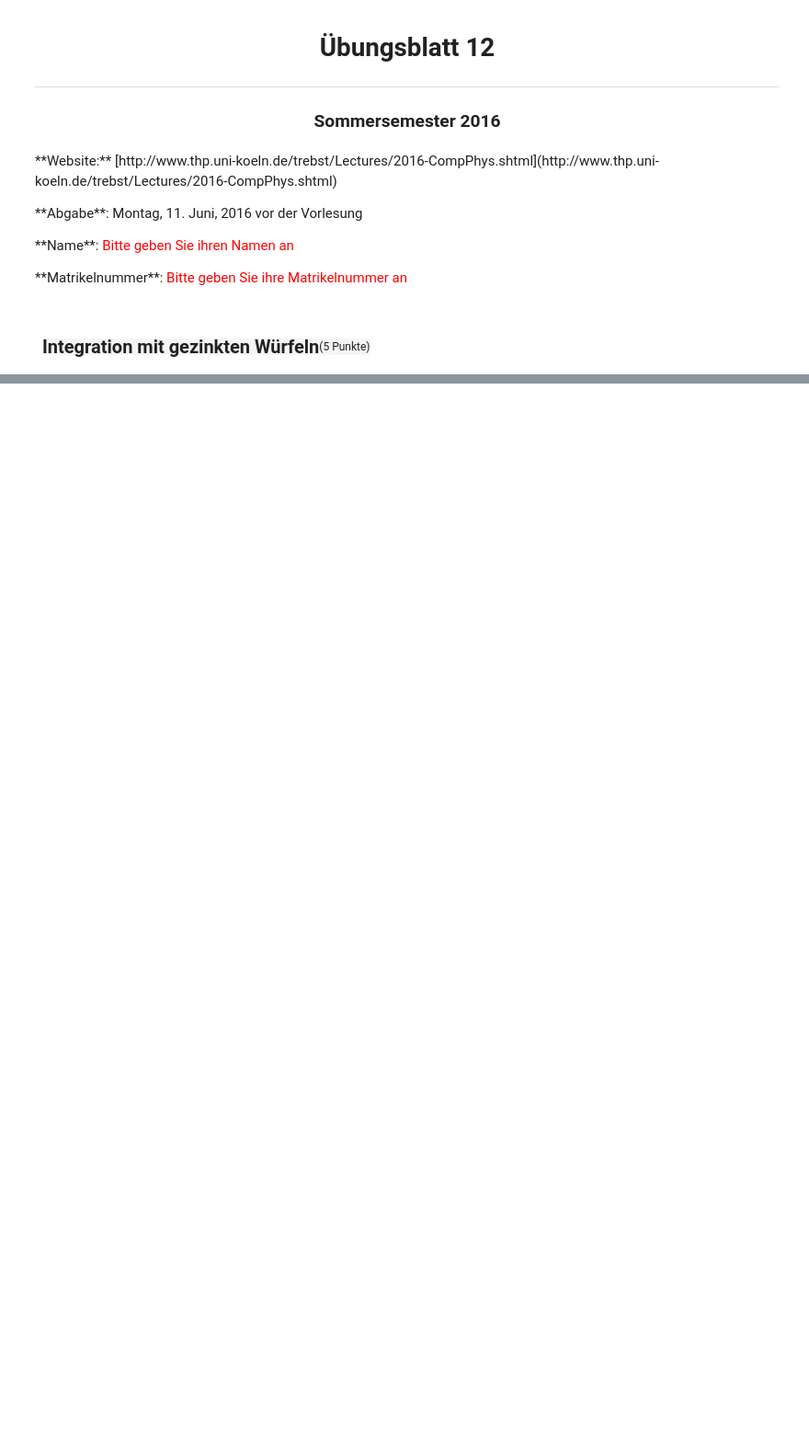
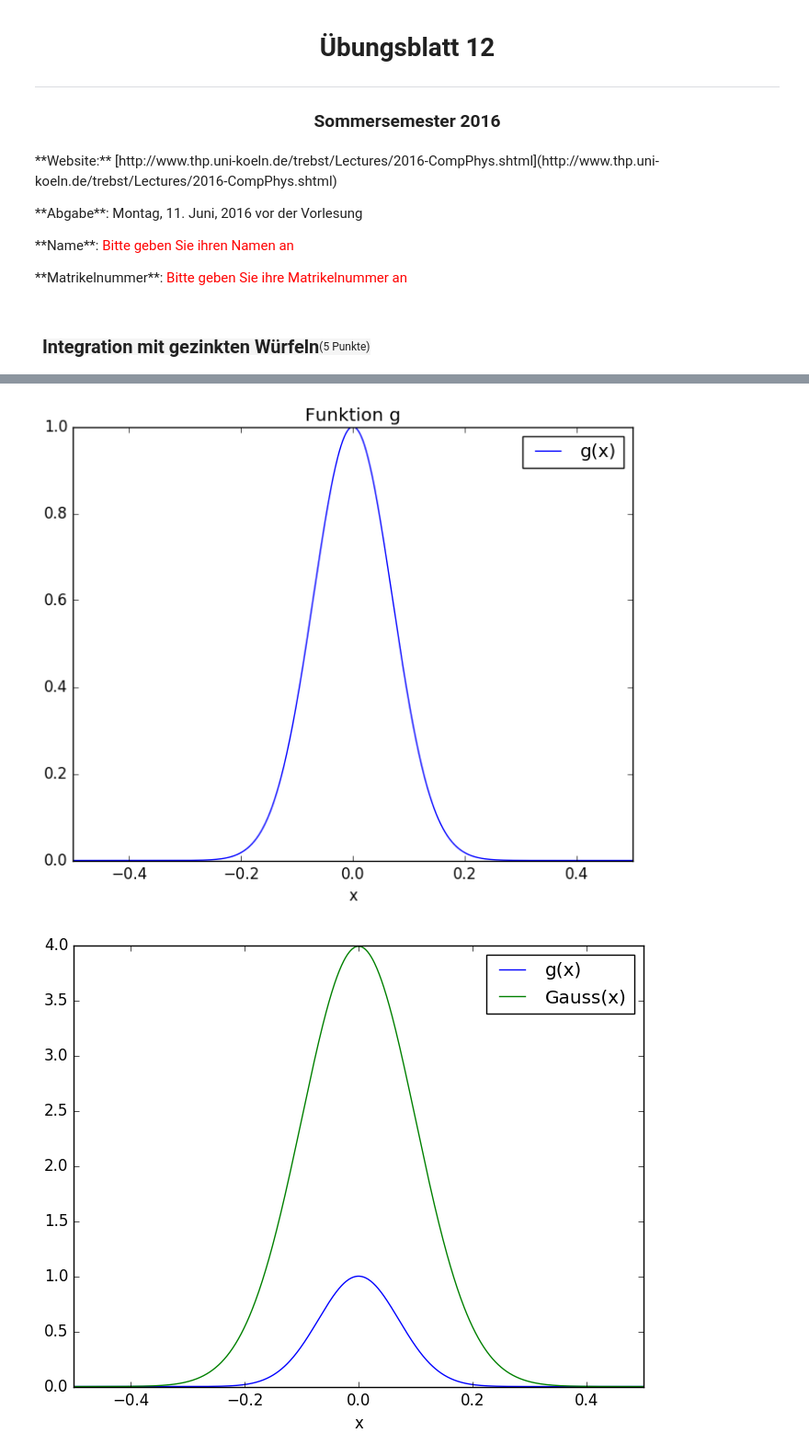
Before and after one commit to ofilla/compphys2016, a Jupyter notebook: uebung_12/12_integration_gezinkte_wuerfel.ipynb, the cells around one changed output, grey strips where cells are left out. Shown at 92% size. Drawn from its saved outputs; the diff is of its cells as text; code cells hidden in the pictures; blank space fills up the shorter version.

```diff
--- a/uebung_12/12_integration_gezinkte_wuerfel.ipynb
+++ b/uebung_12/12_integration_gezinkte_wuerfel.ipynb
@@ -61,0 +144,33 @@ rand(random_number_generator)
+# %%
+using PyPlot
+# using Distributions
+
+# initialize
+N     = 1000
+mu    = 0
+sigma = .1
+# rand(Normal(mu, sigma))
+
+# points = rand(-20:20, N)
+# I = integrate(g, 20, N=N, points=points)
+
+xs = collect(-1:1e-3:1)
+gauss(x, mu=mu, s=sigma) = 1/(s*sqrt(2pi)) .* exp(-0.5 .* (x.-mu).^2 ./s^2)
+
+figure()
+title("Funktion g")
+plot(xs, g(xs), label="g(x)")
+xlim(-0.5,0.5)
+xlabel("x")
+legend()
+
+figure()
+plot(xs, g(xs), label="g(x)")
+plot(xs, gauss(xs), label="Gauss(x)")
+xlabel("x")
+xlim(-0.5,0.5)
+legend()
+;
+# %% [output]
+[figure, added]
+[figure, added]
```
Also changed, not shown: parts of 12 cells of this notebook, 2 other files.
